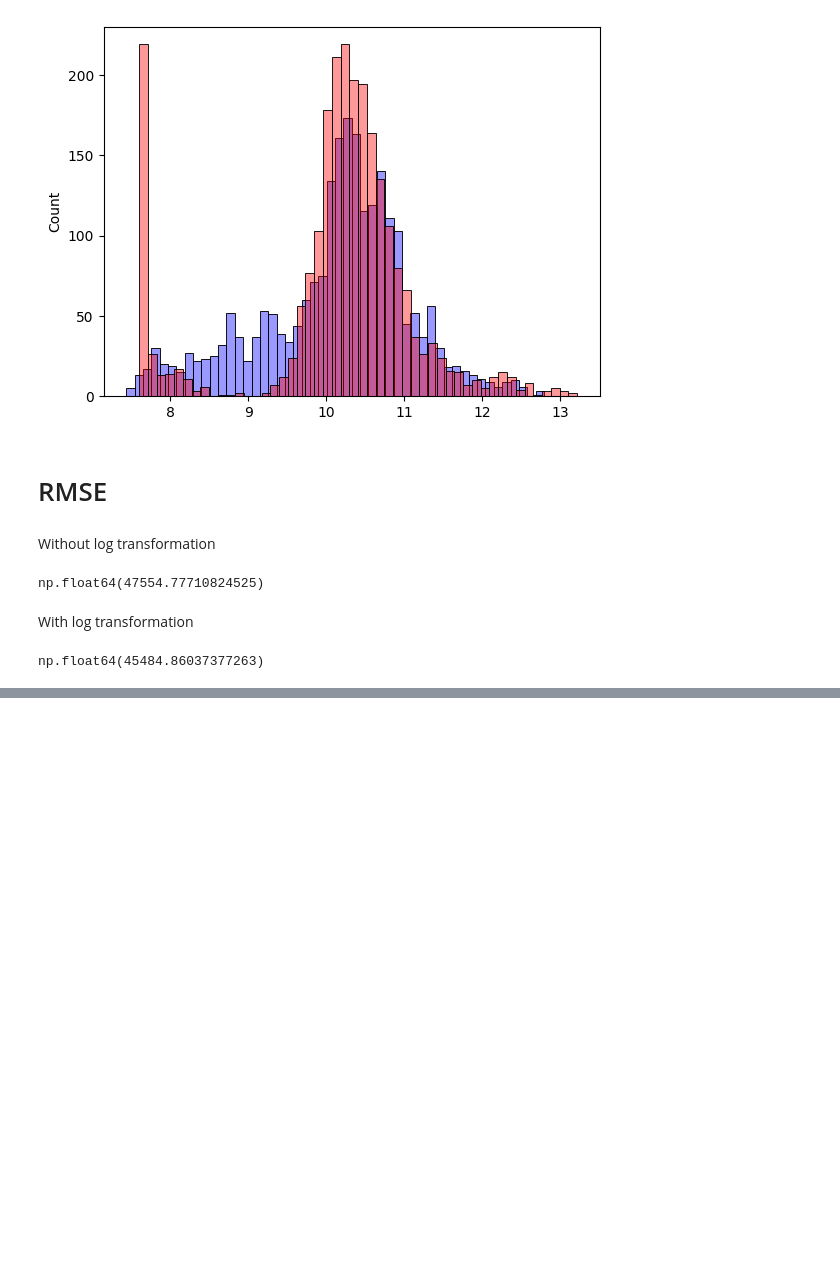
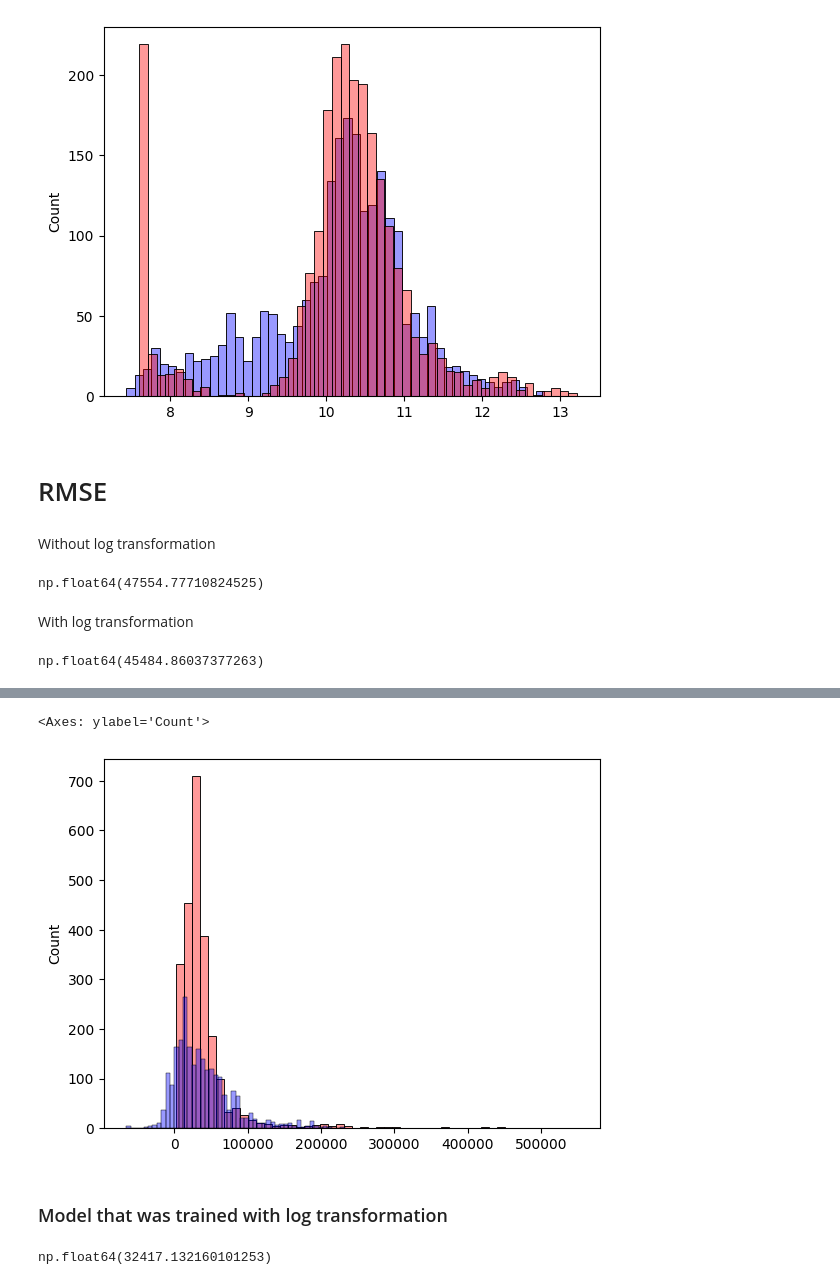
Before and after one commit to BALJAPALLIANSHUL/machine_learning_zoomcamp, a Jupyter notebook: 02-Car price prediction/car_price_pred.ipynb, the cells around one changed output, grey strips where cells are left out. Cells and saved outputs as stored; diff of their text form; code cells hidden in the pictures; blank space fills up the shorter version.

```diff
--- a/02-Car price prediction/car_price_pred.ipynb
+++ b/02-Car price prediction/car_price_pred.ipynb
@@ -286,0 +394,2 @@ np.float64(45484.86037377263)
+# %%
+X_val_with_age = add_feature_age(df_val).values
@@ -286,0 +403,13 @@ np.float64(45484.86037377263)
+# %%
+sns.histplot(y_val_orig,color='red',alpha=0.4,bins=50)
+sns.histplot(y_val_pred_with_age,color='blue',alpha=0.4,bins=50)
+# %% [output]
+<Axes: ylabel='Count'>
+[figure, added]
+# %% [markdown]
+### Model that was trained with log transformation
+# %%
+log_y_val_pred_with_age = X_val_with_age@w_with_log_transform_and_age[1:]+w_with_log_transform_and_age[0]
+root_mean_squared_error(np.exp(log_y_val),np.exp(log_y_val_pred_with_age))
+# %% [output]
+np.float64(32417.132160101253)
```
Also changed, not shown: parts of 34 cells of this notebook.
